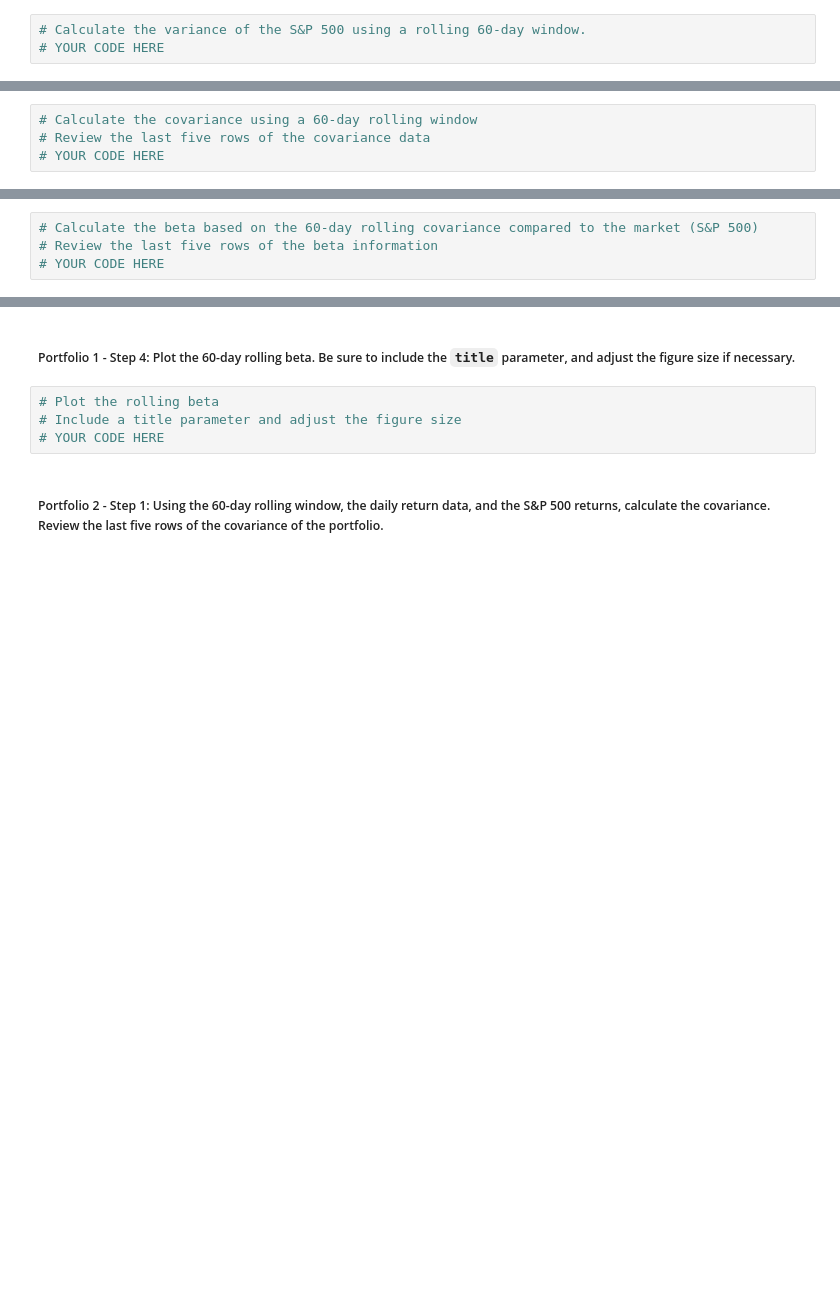
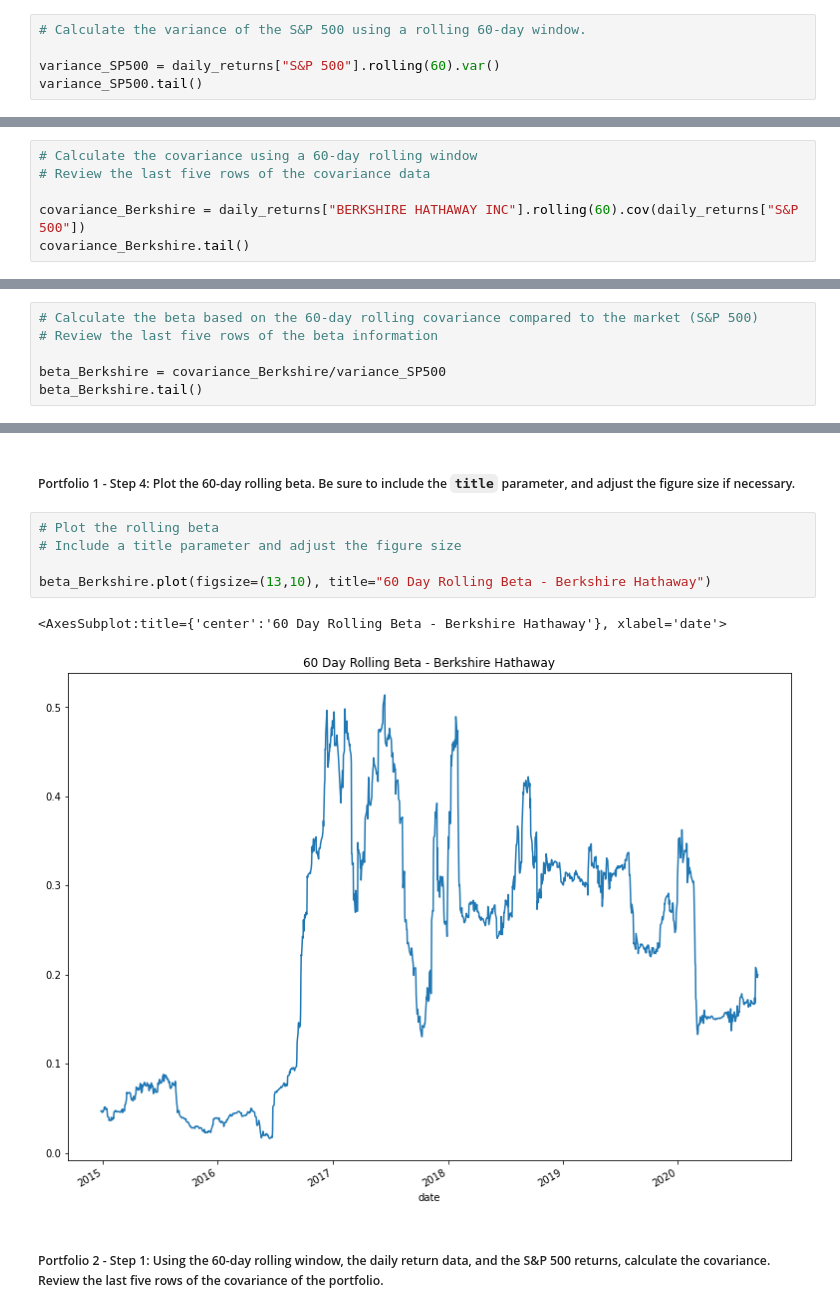
Before and after one commit to GGCorrochano/Risk_Return_Analysis, a Jupyter notebook: risk_return_analysis.ipynb, the cells around one changed output, grey strips where cells are left out. Cells and saved outputs as stored; diff of their text form; blank space fills up the shorter version.

```diff
--- a/risk_return_analysis.ipynb
+++ b/risk_return_analysis.ipynb
@@ -375,4 +375,6 @@ Your analysis is nearing completion. Now, you need to evaluate how the portfolio
 #### Use the Pandas `var` function to calculate the variance of the S&P 500 by using a 60-day rolling window. Visualize the last five rows of the variance of the S&P 500.
 # %%
 # Calculate the variance of the S&P 500 using a rolling 60-day window.
-# YOUR CODE HERE
+
+variance_SP500 = daily_returns["S&P 500"].rolling(60).var()
+variance_SP500.tail()
@@ -391,4 +401,6 @@ Your analysis is nearing completion. Now, you need to evaluate how the portfolio
 # %%
 # Calculate the covariance using a 60-day rolling window
 # Review the last five rows of the covariance data
-# YOUR CODE HERE
+
+covariance_Berkshire = daily_returns["BERKSHIRE HATHAWAY INC"].rolling(60).cov(daily_returns["S&P 500"])
+covariance_Berkshire.tail()
@@ -397,4 +417,6 @@ Your analysis is nearing completion. Now, you need to evaluate how the portfolio
 # %%
 # Calculate the beta based on the 60-day rolling covariance compared to the market (S&P 500)
 # Review the last five rows of the beta information
-# YOUR CODE HERE
+
+beta_Berkshire = covariance_Berkshire/variance_SP500
+beta_Berkshire.tail()
@@ -408,7 +441,11 @@ Your analysis is nearing completion. Now, you need to evaluate how the portfolio
 # %%
 # Plot the rolling beta
 # Include a title parameter and adjust the figure size
-# YOUR CODE HERE
+
+beta_Berkshire.plot(figsize=(13,10), title="60 Day Rolling Beta - Berkshire Hathaway")
+# %% [output]
+<AxesSubplot:title={'center':'60 Day Rolling Beta - Berkshire Hathaway'}, xlabel='date'>
+[figure, added]
 # %% [markdown]
 ##### Portfolio 2 - Step 1: Using the 60-day rolling window, the daily return data, and the S&P 500 returns, calculate the covariance. Review the last five rows of the covariance of the portfolio.
 # %%
```
Also changed, not shown: parts of 17 cells of this notebook.
